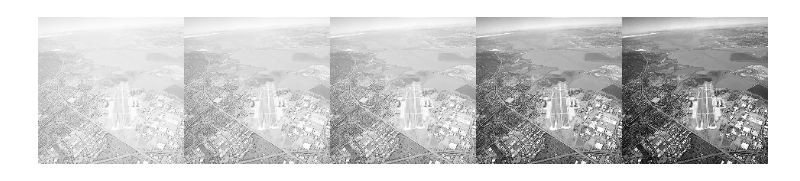
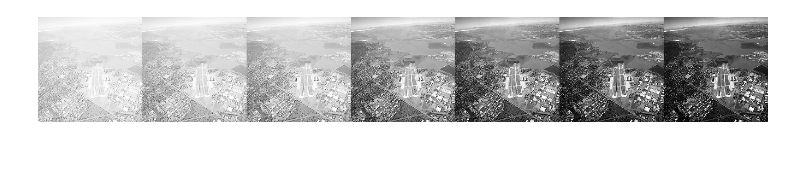
Before and after one commit to OPCIO0568/2026-1_CV, a Jupyter notebook: HW#2-1.ipynb, the cells around one changed output. Cells and saved outputs as stored; diff of their text form; code cells hidden in the pictures; blank space fills up the shorter version.

```diff
--- a/HW#2-1.ipynb
+++ b/HW#2-1.ipynb
@@ -3,20 +3,23 @@
 # %%
 import cv2 as cv
 import numpy as np
 from google.colab.patches import cv2_imshow
 
 img = cv.imread('/content/Fig0309(a)(washed_out_aerial_image).tif')
 img = cv.resize(img,dsize=(0,0),fx=0.25,fy=0.25)
 
 def gamma(f,gamma=1.0):
   f1=f/255.0
   return np.uint8(255*(f1**gamma))
 
-gc=np.hstack((gamma(img,0.5),gamma(img,0.75),gamma(img,1.0),gamma(img,2.0),gamma(img,3.0)))
+gc=np.hstack((gamma(img,0.5),gamma(img,0.75),gamma(img,1.0),gamma(img,2.0),gamma(img,3.0),gamma(img,4.0),gamma(img,5.0)))
 
 cv2_imshow(gc)
 
 cv.waitKey(0)
 cv.destroyAllWindows()
+
+#감마 변환을 적용하여 영상의 밝기를 여러 값으로 비교 출력하는 기능을 구현
+#감마 값이 1보다 작으면 밝아지고 1보다 크면 점점 어두워짐.
 # %% [output]
-[figure, old version]
+[figure, new version]
```
